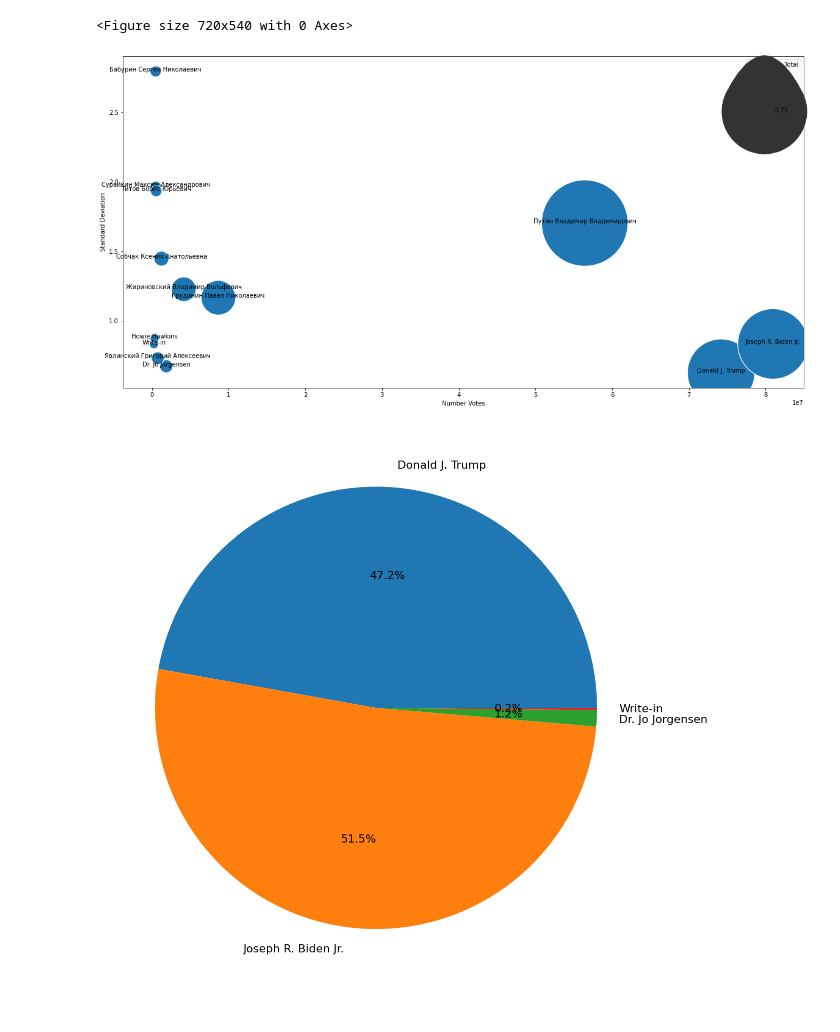
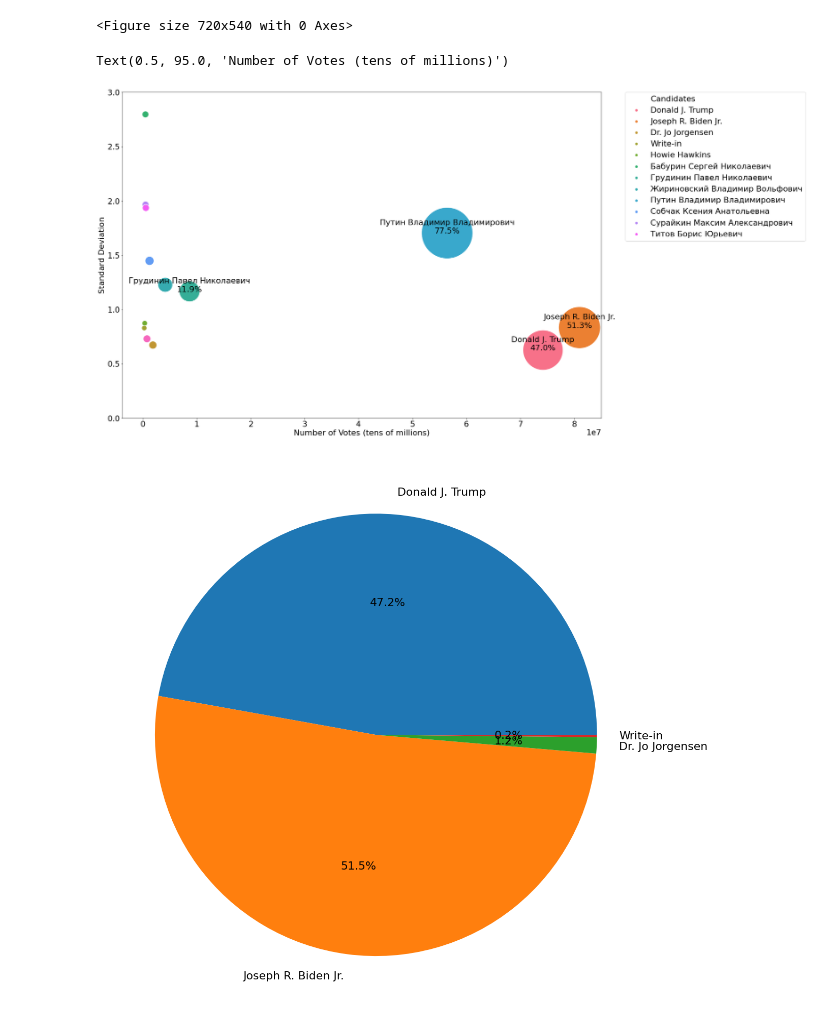
Before and after one commit to Abitamim/SoftDesProject1, a Jupyter notebook: main_notebook.ipynb, the cells around one changed output. Cells and saved outputs as stored; diff of their text form; code cells hidden in the pictures.

Commit message:
Modified bubble plot
Cleaned up bubble plot.

```diff
--- a/main_notebook.ipynb
+++ b/main_notebook.ipynb
@@ -215,24 +215,35 @@ russia_cand_std_dev = pd.DataFrame({index: pd.Series(value) for index, value in
 # %%
 import seaborn as sns
 
 us_total_percent_votes = pd.DataFrame({index:value for index, value in us_percentage_of_total_votes.items() if index in us_cand_std_dev.columns})
 
 russia_total_percent_votes = pd.DataFrame({index:value for index, value in russia_percentage_of_total_votes.items() if index in russia_cand_std_dev.columns})
 
 total_us_candidate_votes = pd.DataFrame({index:value for index, value in total_us_candidate_votes.items() if index in us_cand_std_dev.columns})
 
 total_russia_candidate_votes = pd.DataFrame({index:value for index, value in total_russia_candidate_votes.items() if index in russia_cand_std_dev.columns})
 
 data = pd.DataFrame({"Candidates": list(us_cand_std_dev.columns) + list(russia_cand_std_dev.columns),
-                    "Percentage Total": list(us_total_percent_votes.iloc[0]) + list(russia_percentage_of_total_votes.iloc[0]),
+                    "Percentage of Total Votes in Country": list(us_total_percent_votes.iloc[0]) + list(russia_percentage_of_total_votes.iloc[0]),
                     "Number Votes": list(total_us_candidate_votes.iloc[0]) + list(total_russia_candidate_votes.iloc[0]),
                     "Standard Deviation": list(us_cand_std_dev.iloc[0]) + list(russia_cand_std_dev.iloc[0])})
-plt.figure(figsize=(20, 10))
-ax = sns.scatterplot(data=data, x="Number Votes", y="Standard Deviation", size="Percentage Total", sizes=(200,20000))
+plt.figure(figsize=(28, 14))
+ax = sns.scatterplot(data=data, x="Number Votes", y="Standard Deviation", size="Percentage of Total Votes in Country", sizes=(200,20000), hue="Candidates")
+ax.set_ylim([0, 3])
 for line in range(0, data.shape[0]):
-    ax.text(data["Number Votes"][line], data["Standard Deviation"][line], data["Candidates"][line], horizontalalignment='center')
+    if data["Percentage of Total Votes in Country"][line] > .1:
+        display_value = f'{data["Candidates"][line]}\n{(round(data["Percentage of Total Votes in Country"][line], 3) * 100):.1f}%'
+        ax.text(data["Number Votes"][line], data["Standard Deviation"][line], display_value, horizontalalignment='center')
+
+h,l = ax.get_legend_handles_labels()
+plt.legend(h[0:13],l[0:13],bbox_to_anchor=(1.05, 1), loc=2, borderaxespad=0.)
+
+plt.tight_layout()
+
+ax.set_xlabel("Number of Votes (tens of millions)")
 # %% [output]
+Text(0.5, 95.0, 'Number of Votes (tens of millions)')
-[figure, old version]
+[figure, new version]
 # %%
 plt.figure(figsize=(40, 20))
 data["Candidates"]
```
